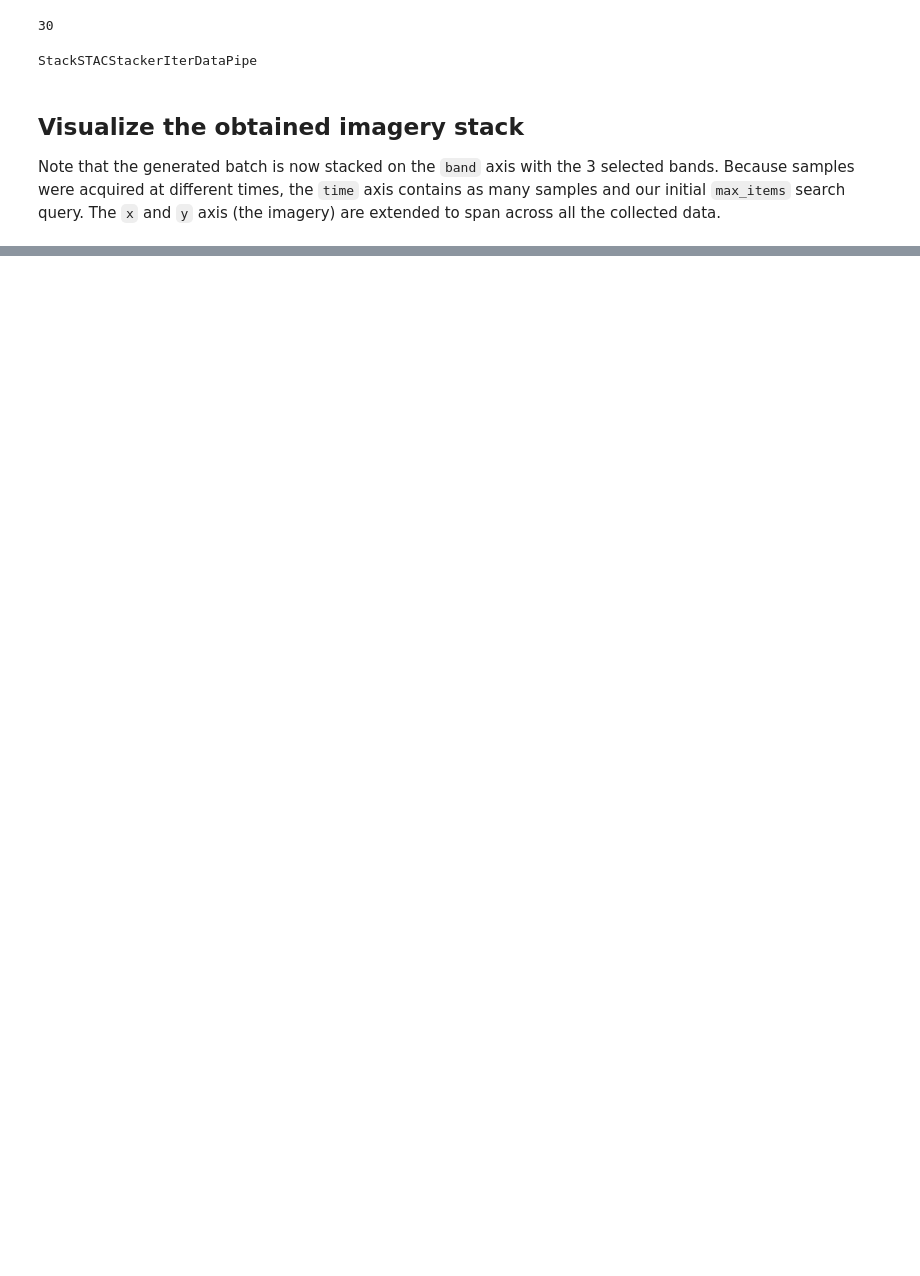
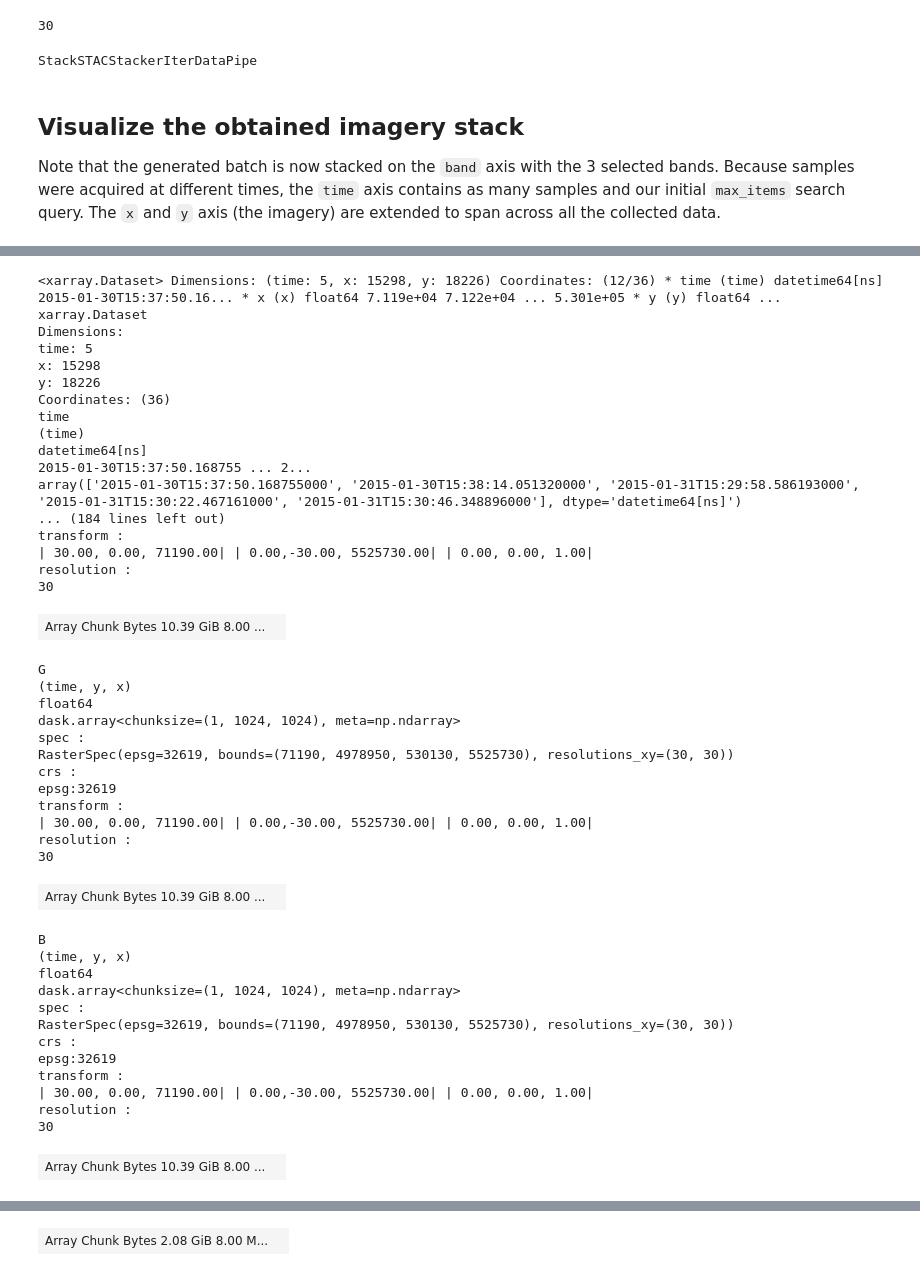
Before and after one commit to ai-extensions/stac-data-loader, a Jupyter notebook: notebooks/stac_dataloader.ipynb, the cells around one changed output, grey strips where cells are left out. Saved outputs shown, nothing was run; the diff lists cells and outputs as text; code cells hidden in the pictures; blank space fills up the shorter version.

```diff
--- a/notebooks/stac_dataloader.ipynb
+++ b/notebooks/stac_dataloader.ipynb
@@ -413,0 +507,6 @@ attempts to learn predicting the target labels.
+# %%
+# WARNING: ensure this is imported, otherwise "mosaic_dataarray" property won't be registered!
+from zen3geo.datapipes import StackSTACMosaicker  # noqa
+
+stack_label_mosaic = stack_label.mosaic_dataarray(nodata=0)
+stack_label_mosaic
@@ -413,0 +525,3 @@ attempts to learn predicting the target labels.
+# %%
+dp_image_label = stack_image.zip(stack_label_mosaic)
+dp_image_label
@@ -413,0 +530,19 @@ attempts to learn predicting the target labels.
+# %%
+import xarray as xr
+
+def collate_image_label(data) -> xr.Dataset:
+    img, lbl = data
+    r = img.sel(band="red", drop=True).rename("R")
+    g = img.sel(band="green", drop=True).rename("G")
+    b = img.sel(band="blue", drop=True).rename("B")
+    c = lbl.sel(band="landcover", drop=True).rename("class")
+    merged = xr.merge(
+        objects=[r, g, b, c],
+        join="inner",   # because images with labels or vice-versa are useless for training, only keep the intersection
+        compat="override",  # because different stacks define distinct variables, simply drop mismatching ones
+        combine_attrs="drop_conflicts",  # do the same for additional attribues that don't match
+    )
+    return merged
+# %%
+dataset_image_label = dp_image_label.collate(collate_fn=collate_image_label)
+dataset_image_label
@@ -413,0 +557,48 @@ attempts to learn predicting the target labels.
+# %%
+dataset = next(iter(dataset_image_label))
+dataset
+# %% [output]
+<xarray.Dataset> Dimensions: (time: 5, x: 15298, y: 18226) Coordinates: (12/36) * time (time) datetime64[ns] 2015-01-30T15:37:50.16... * x (x) float64 7.119e+04 7.122e+04 ... 5.301e+05 * y (y) float64 ...
+xarray.Dataset
+Dimensions:
+time: 5
+x: 15298
+y: 18226
+Coordinates: (36)
+time
+(time)
+datetime64[ns]
+2015-01-30T15:37:50.168755 ... 2...
+array(['2015-01-30T15:37:50.168755000', '2015-01-30T15:38:14.051320000', '2015-01-31T15:29:58.586193000', '2015-01-31T15:30:22.467161000', '2015-01-31T15:30:46.348896000'], dtype='datetime64[ns]')
+... (184 lines left out)
+transform :
+| 30.00, 0.00, 71190.00| | 0.00,-30.00, 5525730.00| | 0.00, 0.00, 1.00|
+resolution :
+30
+| Array Chunk Bytes 10.39 GiB 8.00 ... |  |
+G
+(time, y, x)
+float64
+dask.array<chunksize=(1, 1024, 1024), meta=np.ndarray>
+spec :
+RasterSpec(epsg=32619, bounds=(71190, 4978950, 530130, 5525730), resolutions_xy=(30, 30))
+crs :
+epsg:32619
+transform :
+| 30.00, 0.00, 71190.00| | 0.00,-30.00, 5525730.00| | 0.00, 0.00, 1.00|
+resolution :
+30
+| Array Chunk Bytes 10.39 GiB 8.00 ... |  |
+B
+(time, y, x)
+float64
+dask.array<chunksize=(1, 1024, 1024), meta=np.ndarray>
+spec :
+RasterSpec(epsg=32619, bounds=(71190, 4978950, 530130, 5525730), resolutions_xy=(30, 30))
+crs :
+epsg:32619
+transform :
+| 30.00, 0.00, 71190.00| | 0.00,-30.00, 5525730.00| | 0.00, 0.00, 1.00|
+resolution :
+30
+| Array Chunk Bytes 10.39 GiB 8.00 ... |  |
@@ -413,0 +617 @@ attempts to learn predicting the target labels.
+| Array Chunk Bytes 2.08 GiB 8.00 M... |  |
```
Also changed, not shown: parts of 39 cells of this notebook, 2 other files.
